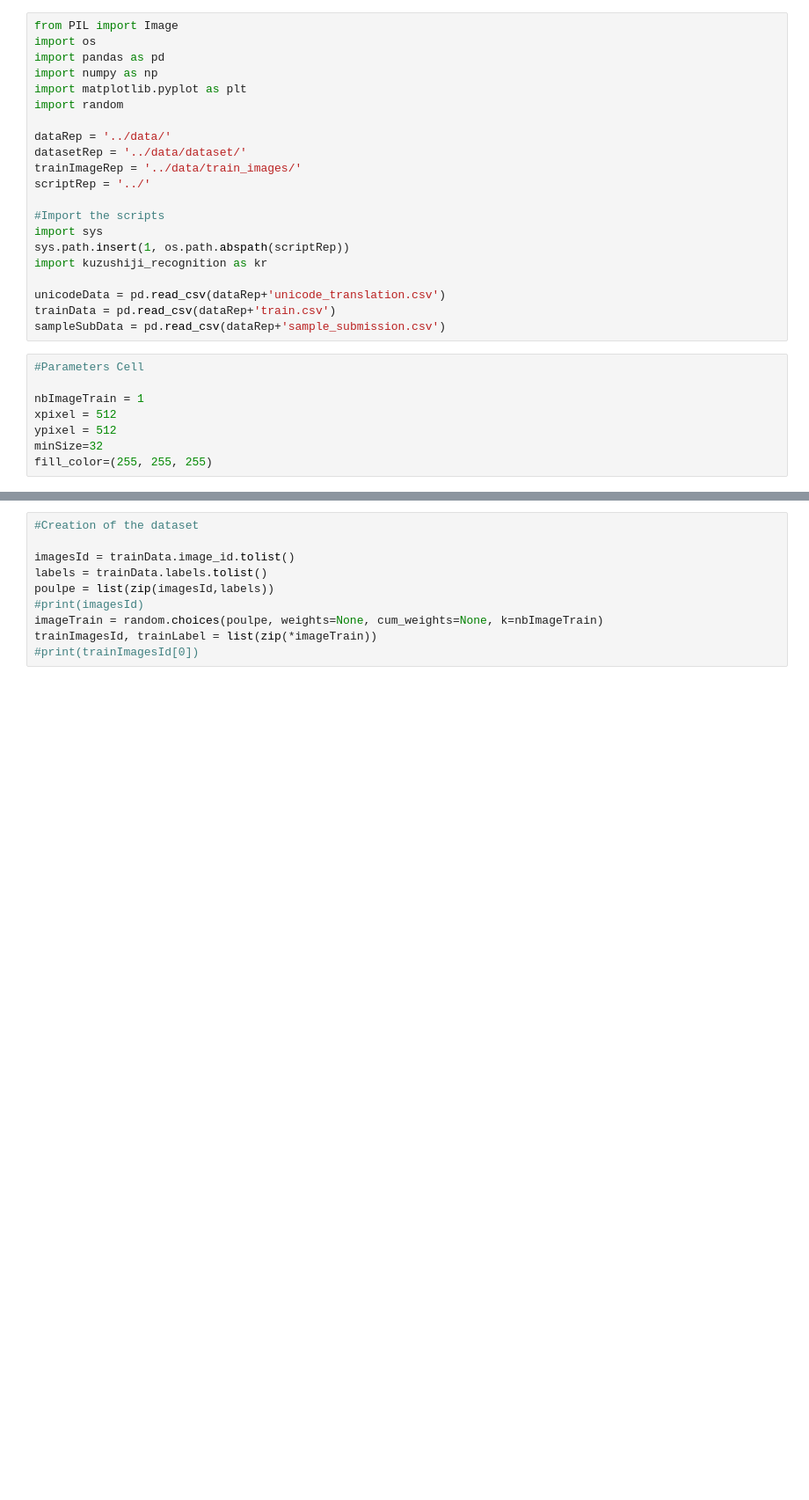
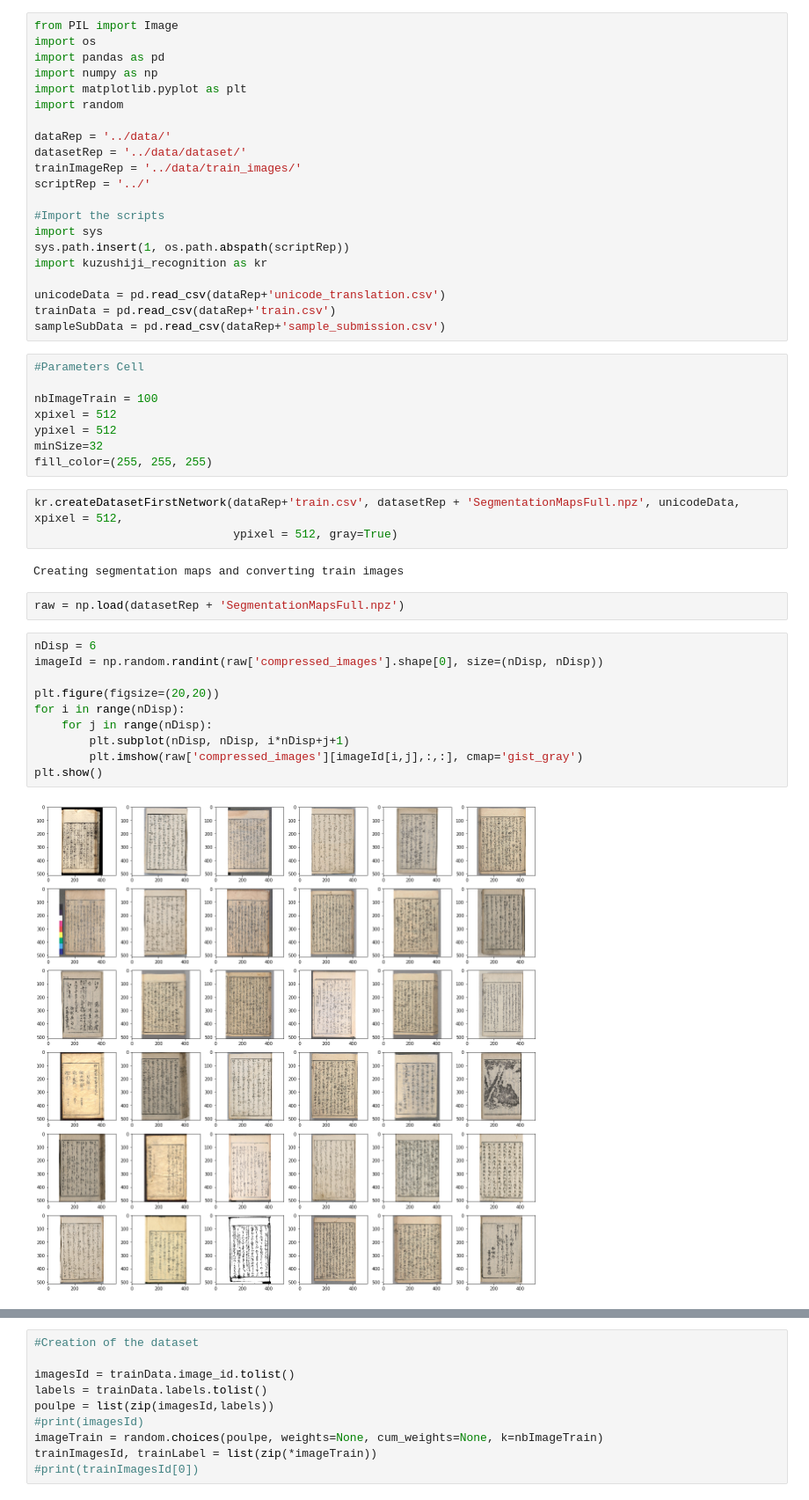
Before and after one commit to mdebony/kuzushiji-recognition, a Jupyter notebook: notebook/SegmentationMapCreator.ipynb, the cells around one changed output, grey strips where cells are left out. Shown at 88% size. Cells and saved outputs as stored; diff of their text form; blank space fills up the shorter version.

Commit message:
Created segmentation map dataset

```diff
--- a/notebook/SegmentationMapCreator.ipynb
+++ b/notebook/SegmentationMapCreator.ipynb
@@ -22,8 +22,27 @@ sampleSubData = pd.read_csv(dataRep+'sample_submission.csv')
 # %%
 #Parameters Cell
 
-nbImageTrain = 1
+nbImageTrain = 100
 xpixel = 512
 ypixel = 512
 minSize=32
 fill_color=(255, 255, 255)
+# %%
+kr.createDatasetFirstNetwork(dataRep+'train.csv', datasetRep + 'SegmentationMapsFull.npz', unicodeData, xpixel = 512,
+                             ypixel = 512, gray=True)
+# %% [output]
+Creating segmentation maps and converting train images
+# %%
+raw = np.load(datasetRep + 'SegmentationMapsFull.npz')
+# %%
+nDisp = 6
+imageId = np.random.randint(raw['compressed_images'].shape[0], size=(nDisp, nDisp))
+
+plt.figure(figsize=(20,20))
+for i in range(nDisp):
+    for j in range(nDisp):
+        plt.subplot(nDisp, nDisp, i*nDisp+j+1)
+        plt.imshow(raw['compressed_images'][imageId[i,j],:,:], cmap='gist_gray')
+plt.show()
+# %% [output]
+[figure, added]
```
Also changed, not shown: parts of 6 cells of this notebook, 1 other file.
